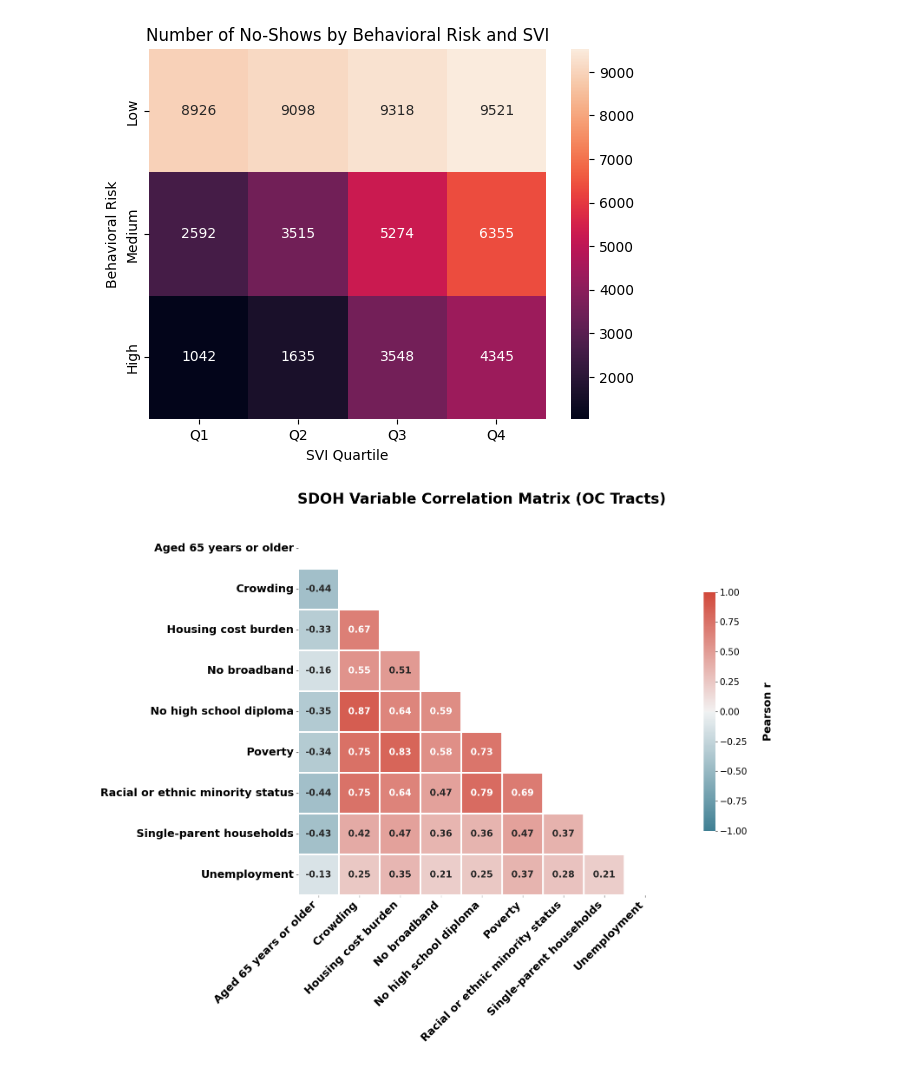
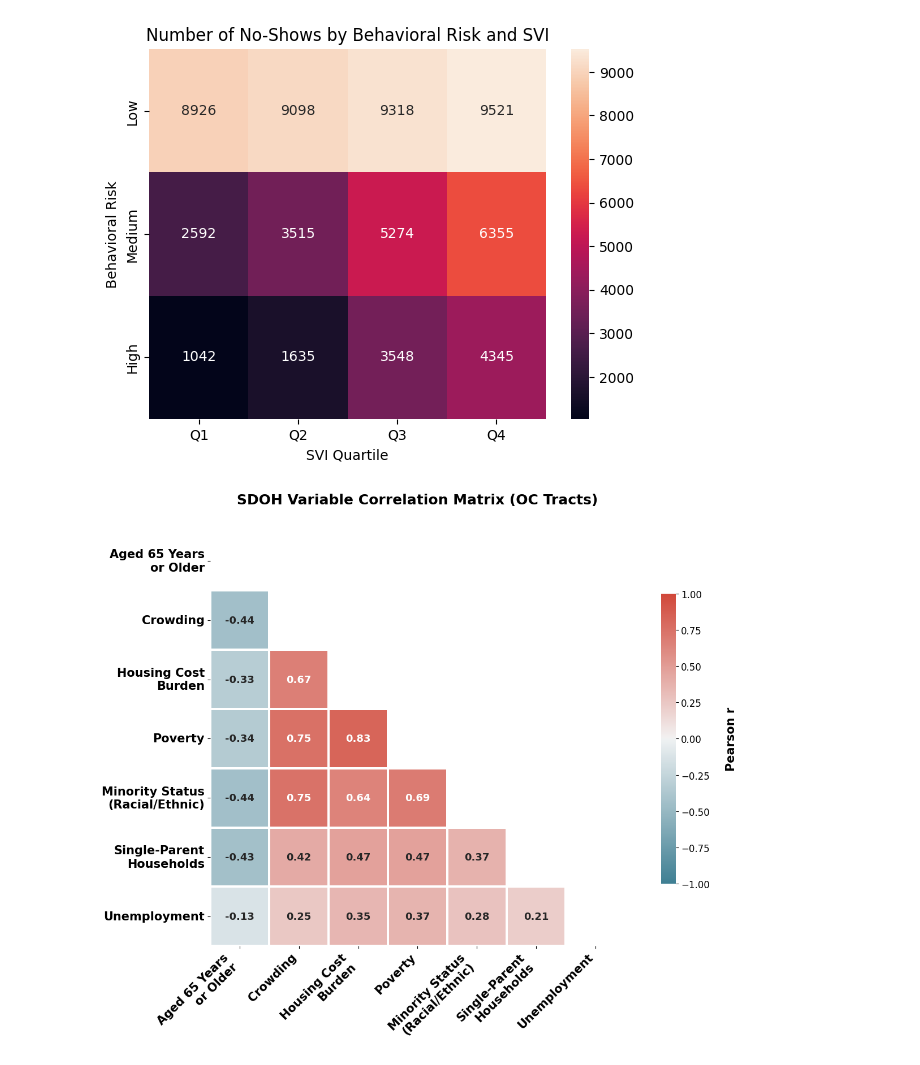
Before and after one commit to anonymous-himalayas/170A-CHOC, a Jupyter notebook: eda/exploration.ipynb, the cells around one changed output. Saved outputs shown, nothing was run; the diff lists cells and outputs as text; code cells hidden in the pictures.

```diff
--- a/eda/exploration.ipynb
+++ b/eda/exploration.ipynb
@@ -153,59 +153,82 @@ import pandas as pd
 import seaborn as sns
 import matplotlib.pyplot as plt
 
+# --- 1. Shortened and line-wrapped text mappings for a smaller figure ---
+# Adding '\n' splits long strings onto multiple vertical lines to fit tight spaces
 column_mapping = {
-    "EP_AGE65": "Aged 65 years or older",
+    "EP_AGE65": "Aged 65 Years\nor Older",
     "EP_CROWD": "Crowding",
-    "EP_HBURD": "Housing cost burden",
-    "EP_NOINT": "No broadband",
-    "EP_NOHSDP": "No high school diploma",
+    "EP_HBURD": "Housing Cost\nBurden",
+    "EP_NOINT": "No Broadband",
+    "EP_NOHSDP": "No High School\nDiploma",
     "EP_POV150": "Poverty",
-    "EP_MINRTY": "Racial or ethnic minority status",
-    "EP_SNGPNT": "Single-parent households",
+    "EP_MINRTY": "Minority Status\n(Racial/Ethnic)",  # Shortened to fit
+    "EP_SNGPNT": "Single-Parent\nHouseholds",
     "EP_UNEMP": "Unemployment"
 }
 
+# --- 2. Filter, Rename, and Re-order explicitly ---
 svi_cols = list(column_mapping.keys())
 matrix_df = health_df[svi_cols].copy().rename(columns=column_mapping)
 
 desired_order = [
-    "Aged 65 years or older", "Crowding", "Housing cost burden",
-    "No broadband", "No high school diploma", "Poverty",
-    "Racial or ethnic minority status", "Single-parent households", "Unemployment"
+    "Aged 65 Years\nor Older", "Crowding", "Housing Cost\nBurden",
+    "Poverty",
+    "Minority Status\n(Racial/Ethnic)", "Single-Parent\nHouseholds", "Unemployment"
 ]
 matrix_df = matrix_df[desired_order]
+
+# --- 3. Compute Pearson correlation matrix ---
 matrix = matrix_df.corr(method='pearson', numeric_only=True)
 
 # --- 4. Mask the upper triangle ---
 mask = np.triu(np.ones_like(matrix, dtype=bool), k=0)
-fig, ax = plt.subplots(figsize=(20, 13))
+
+# =====================================================================
+# COMPACT CANVAS WITH JUMBO FONTS CONFIGURATION
+# =====================================================================
+
+# 1. Significantly reduced figure footprint to make the file smaller
+fig, ax = plt.subplots(figsize=(14, 10))
+
+# 2. Define custom color palette
 cmap = sns.diverging_palette(220, 15, as_cmap=True)
 
+# 3. Plot compact matrix with clear numerical callouts
 sns.heatmap(
     matrix,
     mask=mask,
     cmap=cmap,
     vmax=1.0,
     vmin=-1.0,
     center=0,
     annot=True,
     fmt=".2f",
     square=True,
     linewidths=1.5,
     ax=ax,
-    annot_kws={"size": 15, "weight": "bold"},
-    cbar_kws={"shrink": 0.65}
+    annot_kws={"size": 13, "weight": "bold"}, # Easily readable grid numbers
+    cbar_kws={"shrink": 0.7}
 )
 
-plt.xticks(rotation=45, ha='right', fontsize=18, weight='bold')
-plt.yticks(rotation=0, fontsize=18, weight='bold')
-cbar = ax.collections[0].colorbar
-if cbar is not None:
-    cbar.set_label("Pearson r", fontsize=18, labelpad=25, weight='bold')
-    cbar.ax.tick_params(labelsize=15)
-# 6. Global Title Configuration
-plt.title("SDOH Variable Correlation Matrix (OC Tracts)", fontsize=24, pad=40, weight='bold')
+# 4. Large covariate font sizes protected by the custom text wraps
+plt.xticks(rotation=45, ha='right', fontsize=15, weight='bold')
+plt.yticks(rotation=0, fontsize=15, weight='bold')
+
+# 5. Format Colorbar Title and Scale
+if len(ax.collections) > 0:
+    cbar = ax.collections[0].colorbar
+    if cbar is not None:
+        cbar.set_label("Pearson r", fontsize=15, labelpad=20, weight='bold')
+        cbar.ax.tick_params(labelsize=12)
+
+# 6. Main Title Sizing
+plt.title("SDOH Variable Correlation Matrix (OC Tracts)", fontsize=18, pad=35, weight='bold')
+
+# Automatically recalculates margins so the new wrapped strings fit perfectly
 plt.tight_layout()
+
+# --- Display Output Plot ---
 plt.show()
 # %% [output]
-[figure, old version]
+[figure, new version]
```
Also changed, not shown: 2 other files.
